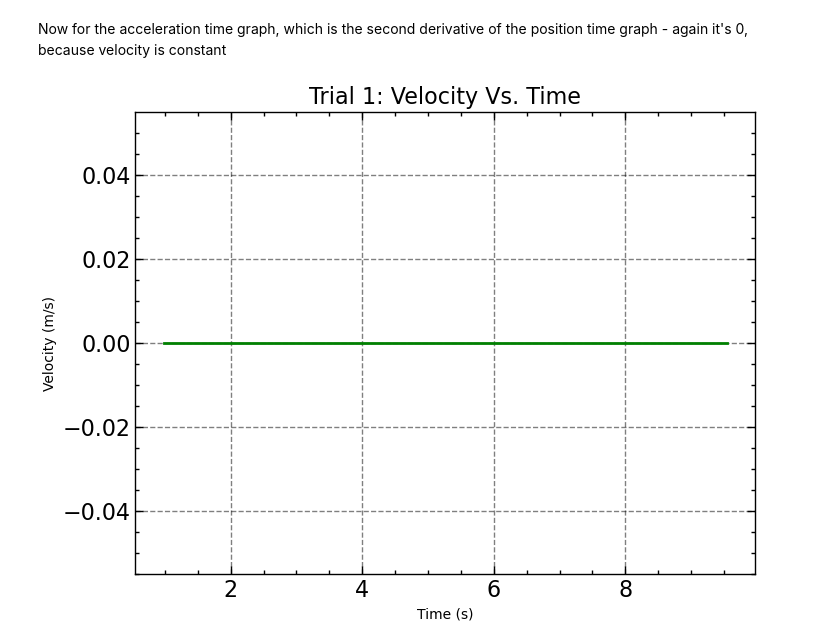
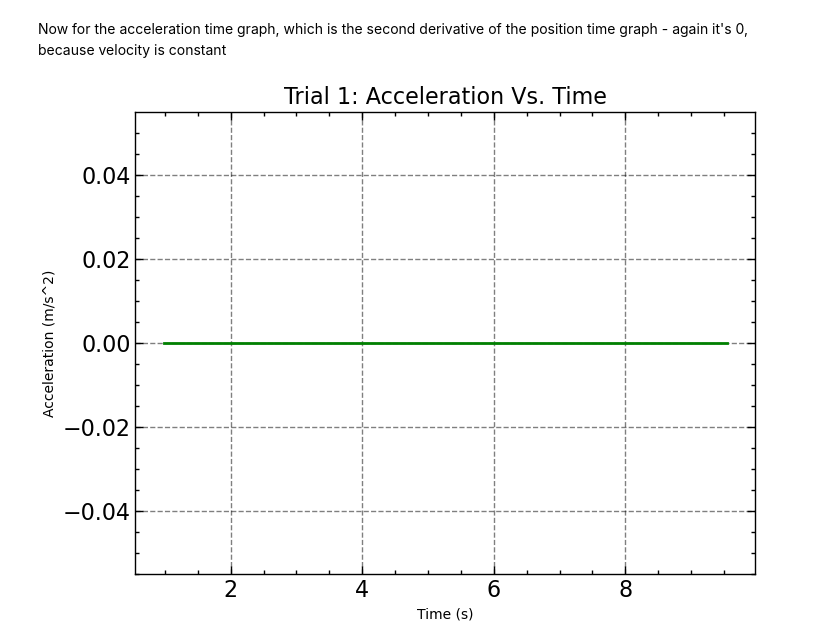
Before and after one commit to triopix/DVAT-GRAPHS, a Jupyter notebook: DVAT-Code/trials/trial1/trial_one.ipynb, the cells around one changed output. Drawn from its saved outputs; the diff is of its cells as text; code cells hidden in the pictures.

```diff
--- a/DVAT-Code/trials/trial1/trial_one.ipynb
+++ b/DVAT-Code/trials/trial1/trial_one.ipynb
@@ -100,12 +100,8 @@ Now we need to create the respective velocity time graph. Recalling that if the
 # %% [markdown]
 To graph the __slopes__ - we need to use the average slope formula which is defined as dy/dx = y2 - y1 / x2 - x1, because this is a line, we do not need to worry about instantaneous velocities, because the velocity is constant at each position in time. Remembering that velocity is a change in position over change in time. So therefore in calculus terms, velocity is the first derivative of the position with respect to time. Therefore velocity is rate of change in position (displacement) over time.
 # %%
-# If the primary function is linear - just return the slope, which is a constant value for the first derivative which is velocity
-def derivative_lin_func(x, m, b):
-    return m
-
-# Calculate the derivative at each time point
-derivative_values = np.full((22,), derivative_lin_func(time_points, m, b))
+# Calculate the derivative
+derivative_values = np.full((time_values.size,), m)
 
 # Plot the derivative
 plt.plot(time_values, derivative_values, color='green', linestyle='-')
@@ -127,16 +123,16 @@ Now for the acceleration time graph, which is the second derivative of the posit
 # %%
 # dy/dx on velocity graph - second derivative using diff()
 acceleration_values = np.diff(derivative_values) / np.diff(time_values)
 
 # Plot the second derivative
 plt.plot(time_values[1:], acceleration_values, color='green', linestyle='-')
 
 # Add labels to the plot
 plt.xlabel('Time (s)')
-plt.ylabel('Velocity (m/s)')
-plt.title('Trial 1: Velocity Vs. Time')
+plt.ylabel('Acceleration (m/s^2)')
+plt.title('Trial 1: Acceleration Vs. Time')
 
 # Show the plot
 plt.show()
 # %% [output]
-[figure, old version]
+[figure, new version]
```
